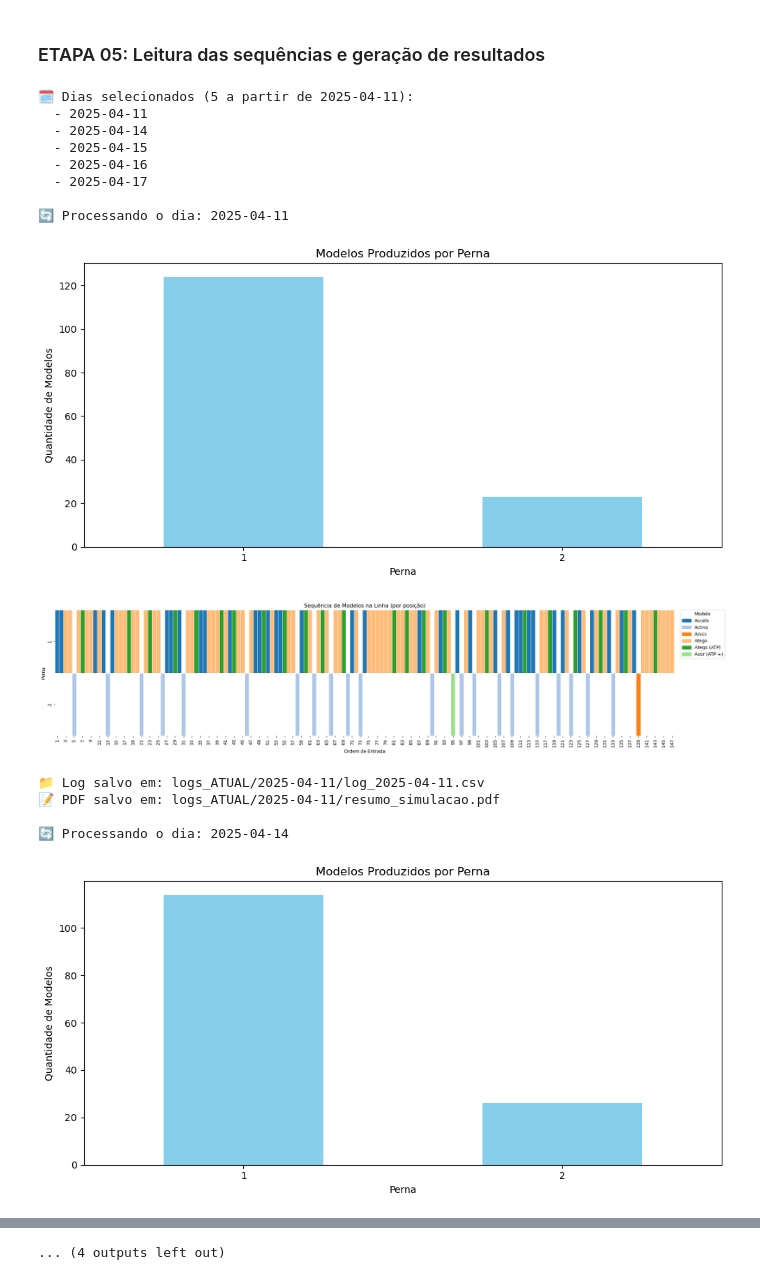
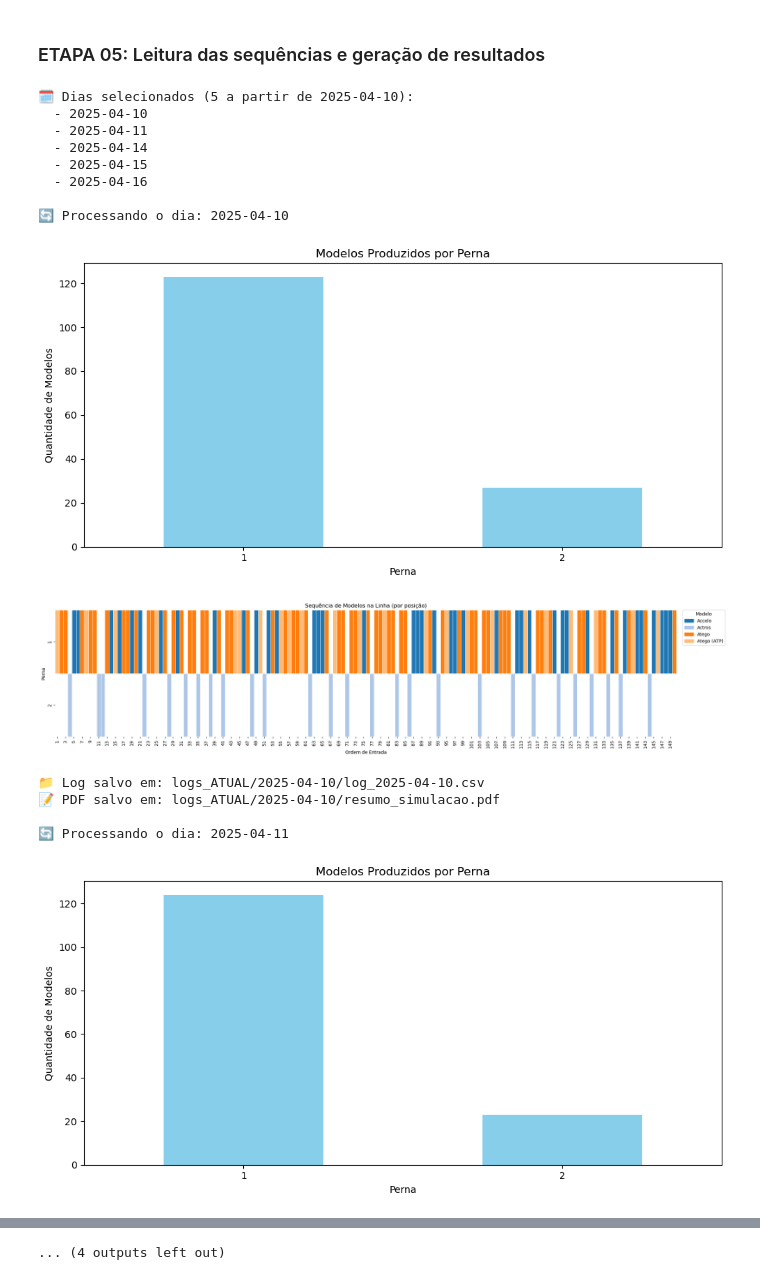
Before and after one commit to MatheusFariasPJ/PROJETO_MERCEDES, a Jupyter notebook: Simulação_Linha_atual.ipynb, the cells around one changed output, grey strips where cells are left out. Saved outputs shown, nothing was run; the diff lists cells and outputs as text; code cells hidden in the pictures.

```diff
--- a/Simulação_Linha_atual.ipynb
+++ b/Simulação_Linha_atual.ipynb
@@ -888,7 +888,7 @@ df_sequencia = pd.read_excel("sequencias_entrada_linha.xlsx")
 df_sequencia['Data Entrada Linha'] = pd.to_datetime(df_sequencia['Data Entrada Linha'], errors='coerce')
 
 # Define data de início (ajuste conforme necessário!)
-data_inicio = date(2025, 4, 11)
+data_inicio = date(2025, 4, 10)
 
 # Obtém os dias únicos ordenados
 dias_unicos = sorted(df_sequencia['Data Entrada Linha'].dt.date.dropna().unique())
@@ -961,40 +961,40 @@ for dia in dias_filtrados:
     for i, fig in enumerate(figs, start=1):
         fig.savefig(f"{pasta_dia}/ocupacao_modelo_posto_P{i}.png", dpi=300, bbox_inches="tight")
         plt.close(fig)
 
     figs = plot_duracao_media_por_posto(df_log)
     for i, fig in enumerate(figs, start=1):
         fig.savefig(f"{pasta_dia}/duracao_media_por_posto_P{i}.png", dpi=300, bbox_inches="tight")
         plt.close(fig)
 
     fig5 = plot_sequencia_modelos_heatmap(df_log)
     fig5.savefig(f"{pasta_dia}/sequencia_dia.png", dpi=300, bbox_inches='tight')
     plt.close(fig5)
 
     # fig6 = plot_boxplot_tempo_total_por_modelo(df_log)
     # fig6.savefig(f"{pasta_dia}/boxplot_tempo_total_por_modelo.png", dpi=300, bbox_inches='tight')
     # plt.close(fig6)
 
     # Salva CSV com o log
     df_log.to_csv(nome_csv, index=False)
     print(f"📁 Log salvo em: {nome_csv}")
 
     # (Opcional) Salva PDF com o resumo
     caminho_pdf = f"{pasta_dia}/resumo_simulacao.pdf"
     gerar_resumo_pdf(df_log, TURN_DURATION, caminho_pdf)
 # %% [output]
-🗓️ Dias selecionados (5 a partir de 2025-04-11):
+🗓️ Dias selecionados (5 a partir de 2025-04-10):
+  - 2025-04-10
   - 2025-04-11
   - 2025-04-14
   - 2025-04-15
   - 2025-04-16
-  - 2025-04-17
 
-🔄 Processando o dia: 2025-04-11
+🔄 Processando o dia: 2025-04-10
-[figure, old version]
+[figure, new version]
-[figure, old version]
+[figure, new version]
-📁 Log salvo em: logs_ATUAL/2025-04-11/log_2025-04-11.csv
-📝 PDF salvo em: logs_ATUAL/2025-04-11/resumo_simulacao.pdf
+📁 Log salvo em: logs_ATUAL/2025-04-10/log_2025-04-10.csv
+📝 PDF salvo em: logs_ATUAL/2025-04-10/resumo_simulacao.pdf
 
-🔄 Processando o dia: 2025-04-14
+🔄 Processando o dia: 2025-04-11
-[figure, old version]
+[figure, new version]
```
Also changed, not shown: parts of 1 cell of this notebook, 21 other files.
